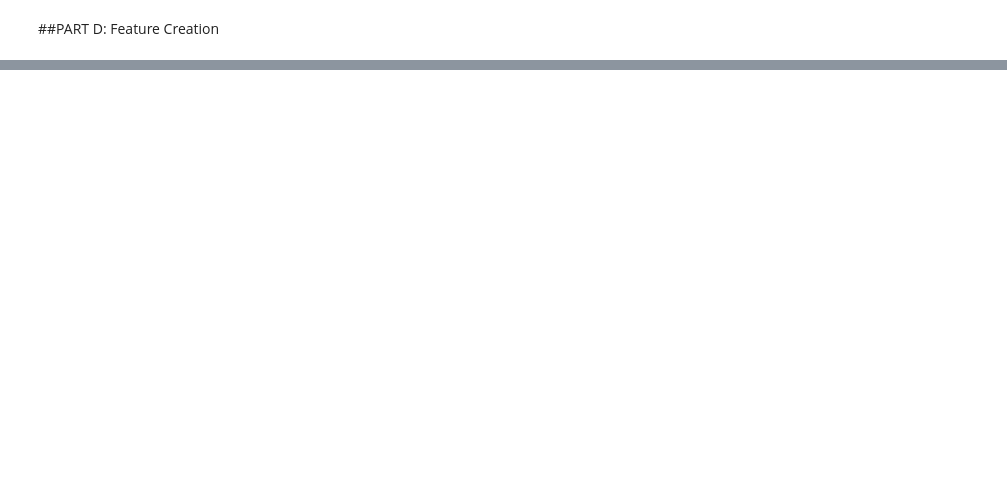
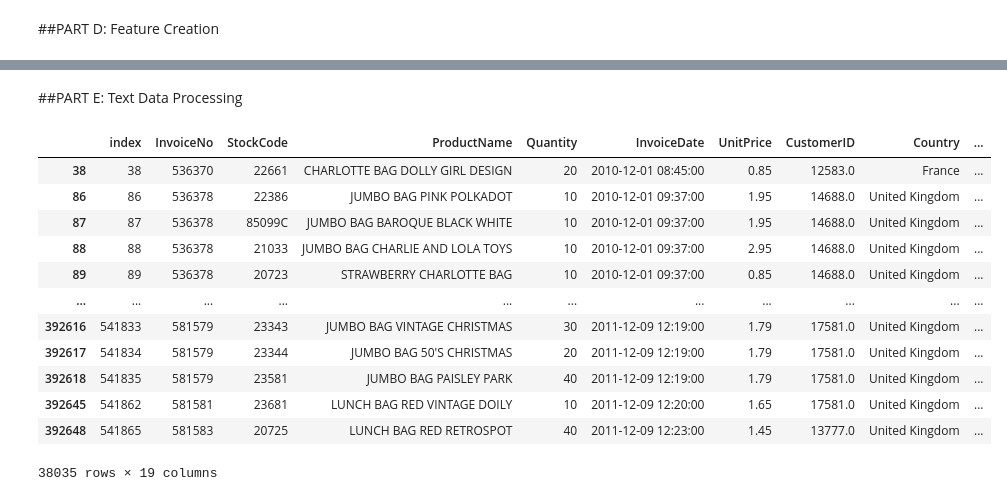
Before and after one commit to GadiReddemma5/DataAnalytics, a Jupyter notebook: projectPandas.ipynb, the cells around one changed output, grey strips where cells are left out. Drawn from its saved outputs; the diff is of its cells as text; code cells hidden in the pictures; blank space fills up the shorter version.

```diff
--- a/projectPandas.ipynb
+++ b/projectPandas.ipynb
@@ -178,0 +201,16 @@ NameError: name 'hii' is not defined
+# %%
+conditions=[
+    retail["TotalPrice"] < 10,
+    (retail["TotalPrice"] >= 10) & (retail["TotalPrice"] <= 100),
+    retail["TotalPrice"] > 100
+]
+choices = ["Low", "Medium", "High"]
+retail["RevenueCategory"] = np.select(conditions, choices,default="")
+# %%
+conditions=[
+    retail["Quantity"] <5,
+    (retail["Quantity"] >= 5) & (retail["Quantity"] <=20),
+    retail["Quantity"] >20
+]
+choices = ["Small", "Medium", "Large"]
+retail["OrderSize"] = np.select(conditions, choices,default="")
@@ -178,0 +237,22 @@ NameError: name 'hii' is not defined
+# %% [markdown]
+##PART E: Text Data Processing
+# %%
+retail['ProductName']=retail['ProductName'].str.upper()
+# %%
+retail['Country ']=retail['Country'].str.strip()
+# %%
+retail[retail['ProductName'].str.contains("BAG")]
+# %% [output]
+|  | index | InvoiceNo | StockCode | ProductName | Quantity | InvoiceDate | UnitPrice | CustomerID | Country | ... |
+| 38 | 38 | 536370 | 22661 | CHARLOTTE BAG DOLLY GIRL DESIGN | 20 | 2010-12-01 08:45:00 | 0.85 | 12583.0 | France | ... |
+| 86 | 86 | 536378 | 22386 | JUMBO BAG PINK POLKADOT | 10 | 2010-12-01 09:37:00 | 1.95 | 14688.0 | United Kingdom | ... |
+| 87 | 87 | 536378 | 85099C | JUMBO BAG BAROQUE BLACK WHITE | 10 | 2010-12-01 09:37:00 | 1.95 | 14688.0 | United Kingdom | ... |
+| 88 | 88 | 536378 | 21033 | JUMBO BAG CHARLIE AND LOLA TOYS | 10 | 2010-12-01 09:37:00 | 2.95 | 14688.0 | United Kingdom | ... |
+| 89 | 89 | 536378 | 20723 | STRAWBERRY CHARLOTTE BAG | 10 | 2010-12-01 09:37:00 | 0.85 | 14688.0 | United Kingdom | ... |
+| ... | ... | ... | ... | ... | ... | ... | ... | ... | ... | ... |
+| 392616 | 541833 | 581579 | 23343 | JUMBO BAG VINTAGE CHRISTMAS | 30 | 2011-12-09 12:19:00 | 1.79 | 17581.0 | United Kingdom | ... |
+| 392617 | 541834 | 581579 | 23344 | JUMBO BAG 50'S CHRISTMAS | 20 | 2011-12-09 12:19:00 | 1.79 | 17581.0 | United Kingdom | ... |
+| 392618 | 541835 | 581579 | 23581 | JUMBO BAG PAISLEY PARK | 40 | 2011-12-09 12:19:00 | 1.79 | 17581.0 | United Kingdom | ... |
+| 392645 | 541862 | 581581 | 23681 | LUNCH BAG RED VINTAGE DOILY | 10 | 2011-12-09 12:20:00 | 1.65 | 17581.0 | United Kingdom | ... |
+| 392648 | 541865 | 581583 | 20725 | LUNCH BAG RED RETROSPOT | 40 | 2011-12-09 12:23:00 | 1.45 | 13777.0 | United Kingdom | ... |
+38035 rows × 19 columns
```
Also changed, not shown: parts of 10 cells of this notebook.
